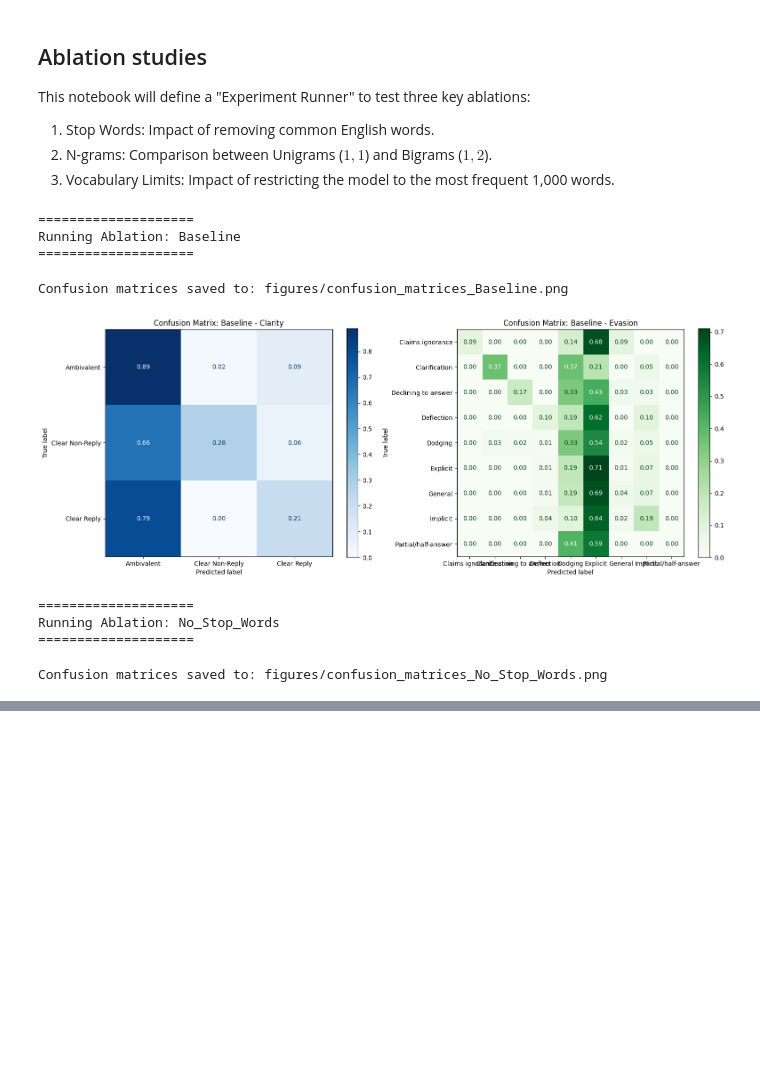
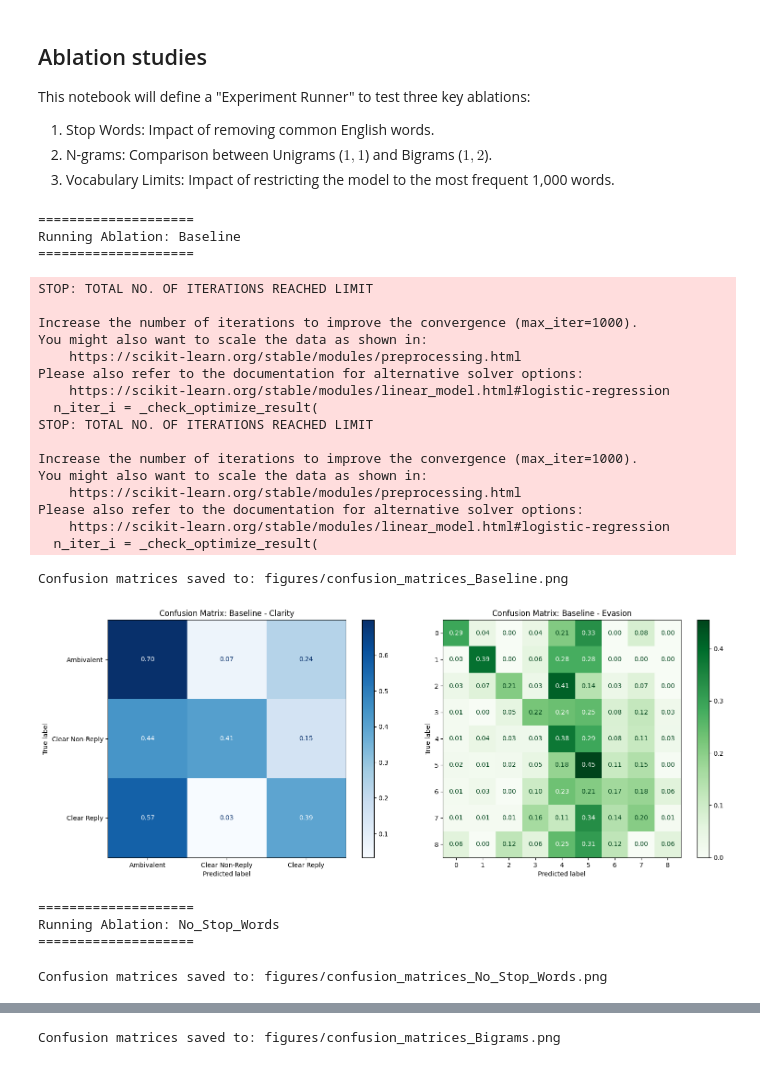
Before and after one commit to pina131714/NLP_Assignment_1, a Jupyter notebook: Phase_1.ipynb, the cells around one changed output, grey strips where cells are left out. Drawn from its saved outputs; the diff is of its cells as text; code cells hidden in the pictures; blank space fills up the shorter version.

```diff
--- a/Phase_1.ipynb
+++ b/Phase_1.ipynb
@@ -27,60 +28,79 @@ X_val, y_clarity_val, y_evasion_val = val_df["interview_answer"], val_df["clarit
 # %%
 ablations = {
     "Baseline": {"stop_words": None, "ngram_range": (1, 1), "max_features": None},
     "No_Stop_Words": {"stop_words": 'english', "ngram_range": (1, 1), "max_features": None},
     "Bigrams": {"stop_words": 'english', "ngram_range": (1, 2), "max_features": None},
     "Limited_Vocab": {"stop_words": 'english', "ngram_range": (1, 2), "max_features": 1000},
     "Binary_Presence": {"binary": True, "stop_words": 'english', "ngram_range": (1, 1)},
     "Rare_Word_Removal": {"min_df": 5, "stop_words": 'english', "ngram_range": (1, 2)},
-    "Sublinear_Scaling": {"sublinear_tf": True, "stop_words": 'english', "ngram_range": (1, 2)},
     "Character_Ngrams": {"analyzer": 'char', "ngram_range": (3, 5), "max_features": 5000}
 }
+
 
 all_results = []
 
 for name, params in ablations.items():
     print(f"\n{'='*20}\nRunning Ablation: {name}\n{'='*20}")
 
-    # Define Pipelines for both tasks
-    pipeline_clarity = Pipeline([
-        ("tfidf", TfidfVectorizer(**params)),
-        ("clf", LogisticRegression(max_iter=1000, multi_class="multinomial", random_state=SEED))
-    ])
+    # Vectorizer con params de ablation
+    tfidf = CountVectorizer(**params)
 
-    pipeline_evasion = Pipeline([
-        ("tfidf", TfidfVectorizer(**params)),
-        ("clf", LogisticRegression(max_iter=1000, multi_class="multinomial", random_state=SEED))
-    ])
+    X_train_vec = tfidf.fit_transform(X_train)
+    X_val_vec   = tfidf.transform(X_val)
 
-    # Train
-    pipeline_clarity.fit(X_train, y_clarity_train)
-    pipeline_evasion.fit(X_train, y_evasion_train)
+    # Modelos
+    clf_clarity = LogisticRegression(
+        max_iter=1000,
+        multi_class="multinomial",
+        random_state=SEED
+    )
 
-    # Evaluate using Mari's evaluation script
+    clf_evasion = LogisticRegression(
+        max_iter=1000,
+        multi_class="multinomial",
+        random_state=SEED
+    )
+
+    clf_clarity.fit(X_train_vec, y_clarity_train)
+    clf_evasion.fit(X_train_vec, y_evasion_train)
+
     res = run_full_evaluation(
-        pipeline_clarity,
-        pipeline_evasion,
-        X_val,
-        y_clarity_val,
-        y_evasion_val,
-        label_names_clarity=list(id2label.values()),
+        clf_clarity=clf_clarity,
+        clf_evasion=clf_evasion,
+        X=X_val_vec,
+        y_clarity=y_clarity_val,
+        y_evasion=y_evasion_val,
         title=name
     )
 
-    # Store global results for comparison
-    summary = {
+    all_results.append({
         "Ablation": name,
         "Clarity_F1": res["clarity"]["global_metrics"]["f1_macro"],
         "Evasion_F1": res["evasion"]["global_metrics"]["f1_macro"]
-    }
-    all_results.append(summary)
+    })
 # %% [output]
 ====================
 Running Ablation: Baseline
 ====================
-Confusion matrices saved to: figures/confusion_matrices_Baseline.png
+STOP: TOTAL NO. OF ITERATIONS REACHED LIMIT
+
+Increase the number of iterations to improve the convergence (max_iter=1000).
+You might also want to scale the data as shown in:
+    https://scikit-learn.org/stable/modules/preprocessing.html
+Please also refer to the documentation for alternative solver options:
+    https://scikit-learn.org/stable/modules/linear_model.html#logistic-regression
+  n_iter_i = _check_optimize_result(
+STOP: TOTAL NO. OF ITERATIONS REACHED LIMIT
+
+Increase the number of iterations to improve the convergence (max_iter=1000).
+You might also want to scale the data as shown in:
+    https://scikit-learn.org/stable/modules/preprocessing.html
+Please also refer to the documentation for alternative solver options:
+    https://scikit-learn.org/stable/modules/linear_model.html#logistic-regression
+  n_iter_i = _check_optimize_result(
+Confusion matrices saved to: figures/confusion_matrices_Baseline.png
-[figure, old version]
+[figure, new version]
-====================
-Running Ablation: No_Stop_Words
-====================
-Confusion matrices saved to: figures/confusion_matrices_No_Stop_Words.png
+====================
+Running Ablation: No_Stop_Words
+====================
+Confusion matrices saved to: figures/confusion_matrices_No_Stop_Words.png
@@ -91,0 +111 @@ Confusion matrices saved to: figures/confusion_matrices_Bigrams.png
+Confusion matrices saved to: figures/confusion_matrices_Bigrams.png
```
Also changed, not shown: parts of 3 cells of this notebook.
